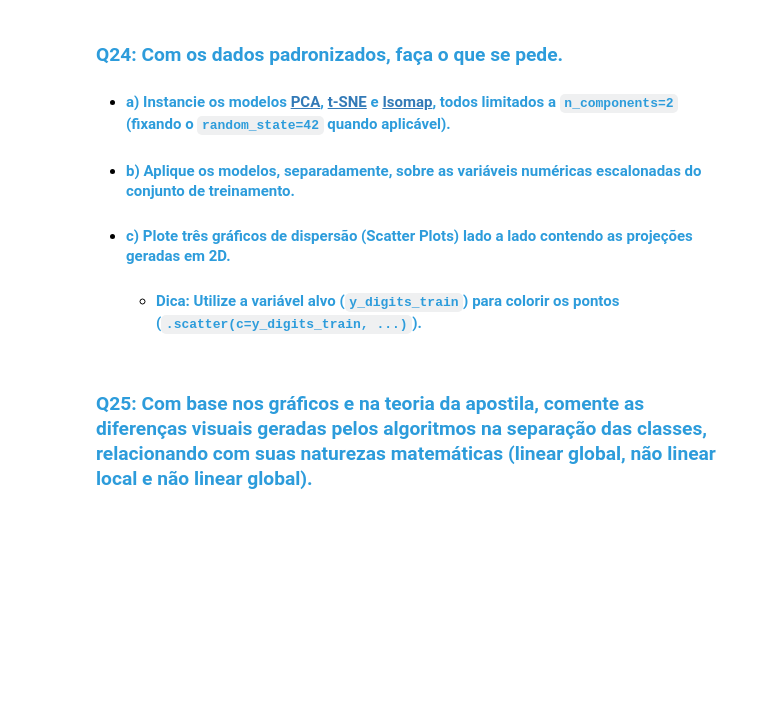
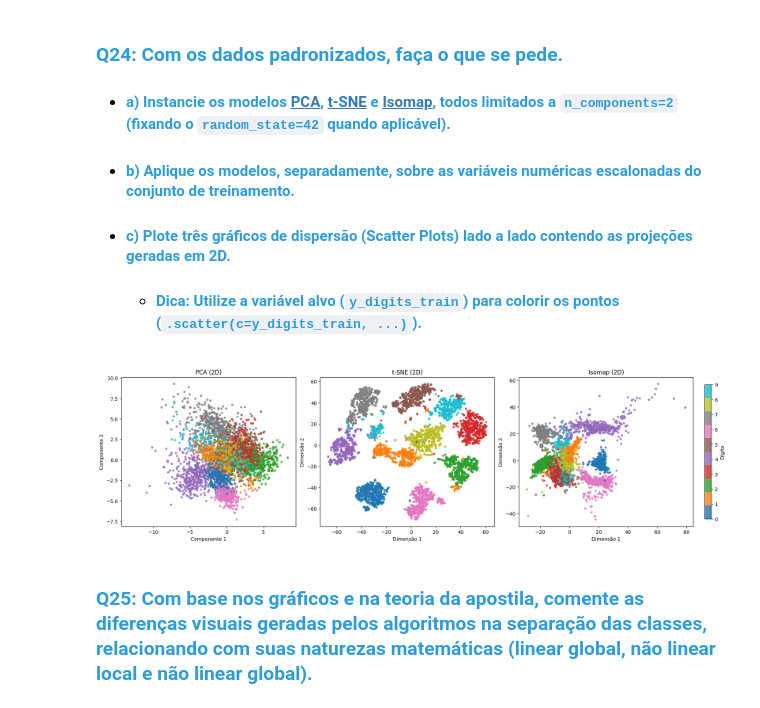
Before and after one commit to RennowT/C318, a Jupyter notebook: C318_2026_1_Atividade_03_1954.ipynb, the cells around one changed output. Drawn from its saved outputs; the diff is of its cells as text; code cells hidden in the pictures; blank space fills up the shorter version.

```diff
--- a/C318_2026_1_Atividade_03_1954.ipynb
+++ b/C318_2026_1_Atividade_03_1954.ipynb
@@ -695,6 +768,44 @@ Teste       -> 1124 amostras, 64 características
 - #### <font color='#2D9CDB'>b) Aplique os modelos, separadamente, sobre as variáveis numéricas escalonadas do conjunto de treinamento. </font>
 - #### <font color='#2D9CDB'>c) Plote três gráficos de dispersão (Scatter Plots) lado a lado contendo as projeções geradas em 2D.
   - #### <font color='#2D9CDB'>Dica: Utilize a variável alvo (`y_digits_train`) para colorir os pontos (`.scatter(c=y_digits_train, ...)`).</font>
+# %%
+from sklearn.decomposition import PCA
+from sklearn.manifold import TSNE, Isomap
+
+X_train_scaled_np = X_digits_train_scaled.to_numpy() if hasattr(X_digits_train_scaled, "to_numpy") else np.array(X_digits_train_scaled)
+y_train_np = y_digits_train.squeeze().to_numpy() if hasattr(y_digits_train, "to_numpy") else np.array(y_digits_train).ravel()
+
+pca_2d = PCA(n_components=2)
+tsne_2d = TSNE(n_components=2, random_state=42)
+isomap_2d = Isomap(n_components=2)
+
+X_pca_2d = pca_2d.fit_transform(X_train_scaled_np)
+X_tsne_2d = tsne_2d.fit_transform(X_train_scaled_np)
+X_isomap_2d = isomap_2d.fit_transform(X_train_scaled_np)
+
+fig, axes = plt.subplots(1, 3, figsize=(18, 5), constrained_layout=True)
+
+sc1 = axes[0].scatter(X_pca_2d[:, 0], X_pca_2d[:, 1], c=y_train_np, s=12, alpha=0.8, cmap='tab10')
+axes[0].set_title('PCA (2D)')
+axes[0].set_xlabel('Componente 1')
+axes[0].set_ylabel('Componente 2')
+
+sc2 = axes[1].scatter(X_tsne_2d[:, 0], X_tsne_2d[:, 1], c=y_train_np, s=12, alpha=0.8, cmap='tab10')
+axes[1].set_title('t-SNE (2D)')
+axes[1].set_xlabel('Dimensão 1')
+axes[1].set_ylabel('Dimensão 2')
+
+sc3 = axes[2].scatter(X_isomap_2d[:, 0], X_isomap_2d[:, 1], c=y_train_np, s=12, alpha=0.8, cmap='tab10')
+axes[2].set_title('Isomap (2D)')
+axes[2].set_xlabel('Dimensão 1')
+axes[2].set_ylabel('Dimensão 2')
+
+cbar = fig.colorbar(sc3, ax=axes, location='right', shrink=0.9, pad=0.02)
+cbar.set_label('Dígito')
+
+plt.show()
+# %% [output]
+[figure, added]
 # %% [markdown]
 ### <font color='#2D9CDB'>Q25: Com base nos gráficos e na teoria da apostila, comente as diferenças visuais geradas pelos algoritmos na separação das classes, relacionando com suas naturezas matemáticas (linear global, não linear local e não linear global).</font>
 # %% [markdown]
```
Also changed, not shown: parts of 2 cells of this notebook.
